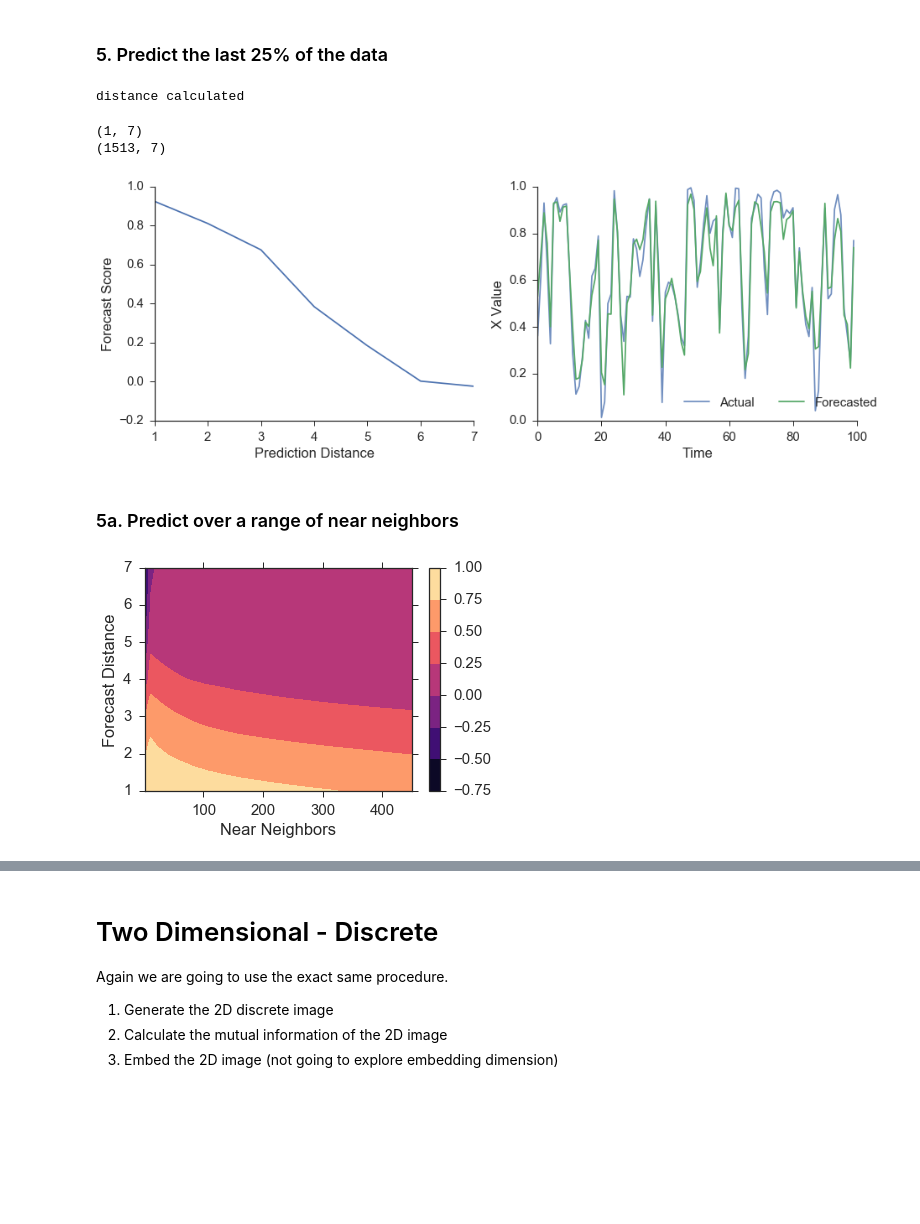
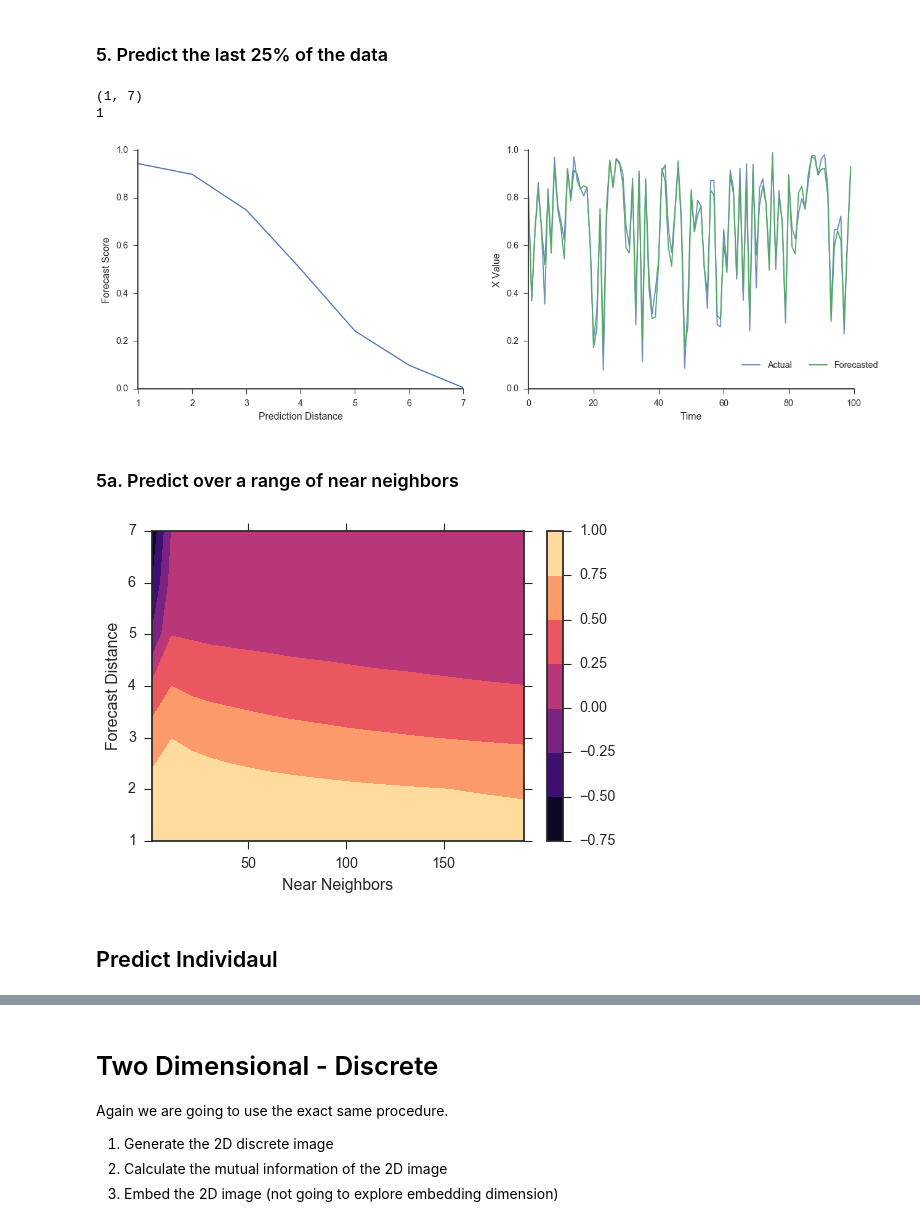
Before and after one commit to nickc1/skedm, a Jupyter notebook: scripts/skNLA_examples.ipynb, the cells around one changed output, grey strips where cells are left out. Drawn from its saved outputs; the diff is of its cells as text; code cells hidden in the pictures; blank space fills up the shorter version.

```diff
--- a/scripts/skNLA_examples.ipynb
+++ b/scripts/skNLA_examples.ipynb
@@ -415,15 +443,10 @@ ytrain = y[0:train_len]
 Xtest = X[train_len:]
 ytest = y[train_len:]
 # %%
-max_nn = .1 * len(Xtrain) # test out to a maximum of 10% of possible NN
 weights = 'distance' #use a distance weighting for the near neighbors
-NLF = nlf.NonLin(max_nn,weights) # initiate the nonlinear forecasting class
+NLA = nla.Regression(weights) # initiate the nonlinear forecasting class
 # %%
-NLF.fit(Xtrain,ytrain) #fit the training data
+NLA.fit(Xtrain,ytrain) #fit the training data
 # %% [markdown]
 ### 5. Predict the last 25% of the data
-# %%
-NLF.dist_calc(Xtest) #calculate the distance all the near neighbors
-# %% [output]
-distance calculated
 # %%
@@ -432,9 +455,9 @@ score = NLF.score(ytest) #score the predictions against the actual values
 # %%
 print(score.shape)
-print(ypred.shape)
+print(len(ypred))
 # %% [output]
 (1, 7)
-(1513, 7)
+1
 # %%
 fig,ax = plt.subplots(1,2,figsize=(15,5))
 
@@ -443,27 +466,29 @@ ax[0].set_xlabel('Prediction Distance')
 ax[0].set_ylabel('Forecast Score')
 
 ax[1].plot(ytest[0:100,0],label='Actual',alpha=.8);
-ax[1].plot(ypred[0:100,0],label='Forecasted');
+ax[1].plot(ypred[0][0:100,0],label='Forecasted');
 ax[1].set_xlabel('Time')
 ax[1].set_ylabel('X Value')
 ax[1].legend(bbox_to_anchor=(1.1, .15),ncol=2)
 sns.despine()
 # %% [output]
-[figure, old version]
+[figure, new version]
 # %%
 #fig.savefig('../figures/2d_chaos_forecast.png',bbox_inches='tight')
 # %% [markdown]
 ### 5a. Predict over a range of near neighbors
 # %%
-nn_range = np.arange(1,max_nn,10,dtype='int')
-preds = NLF.predict_range(nn_range)
+nn_list = np.arange(1,200,10,dtype='int')
+preds = NLA.predict(nn_list,Xtest)
 # %%
-s_range = NLF.score_range(ytest)
+s_range = NLA.score(ytest)
 # %%
 fig,ax = plt.subplots()
-cax = ax.contourf(nn_range,np.arange(1,8),s_range.T,cmap='magma');
+cax = ax.contourf(nn_list,np.arange(1,8),s_range.T,cmap='magma');
 ax.set_xlabel('Near Neighbors')
 ax.set_ylabel('Forecast Distance')
 fig.colorbar(cax);
 # %% [output]
-[figure, old version]
+[figure, new version]
+# %% [markdown]
+## Predict Individaul
```
Also changed, not shown: parts of 85 cells of this notebook, 3 other files.
